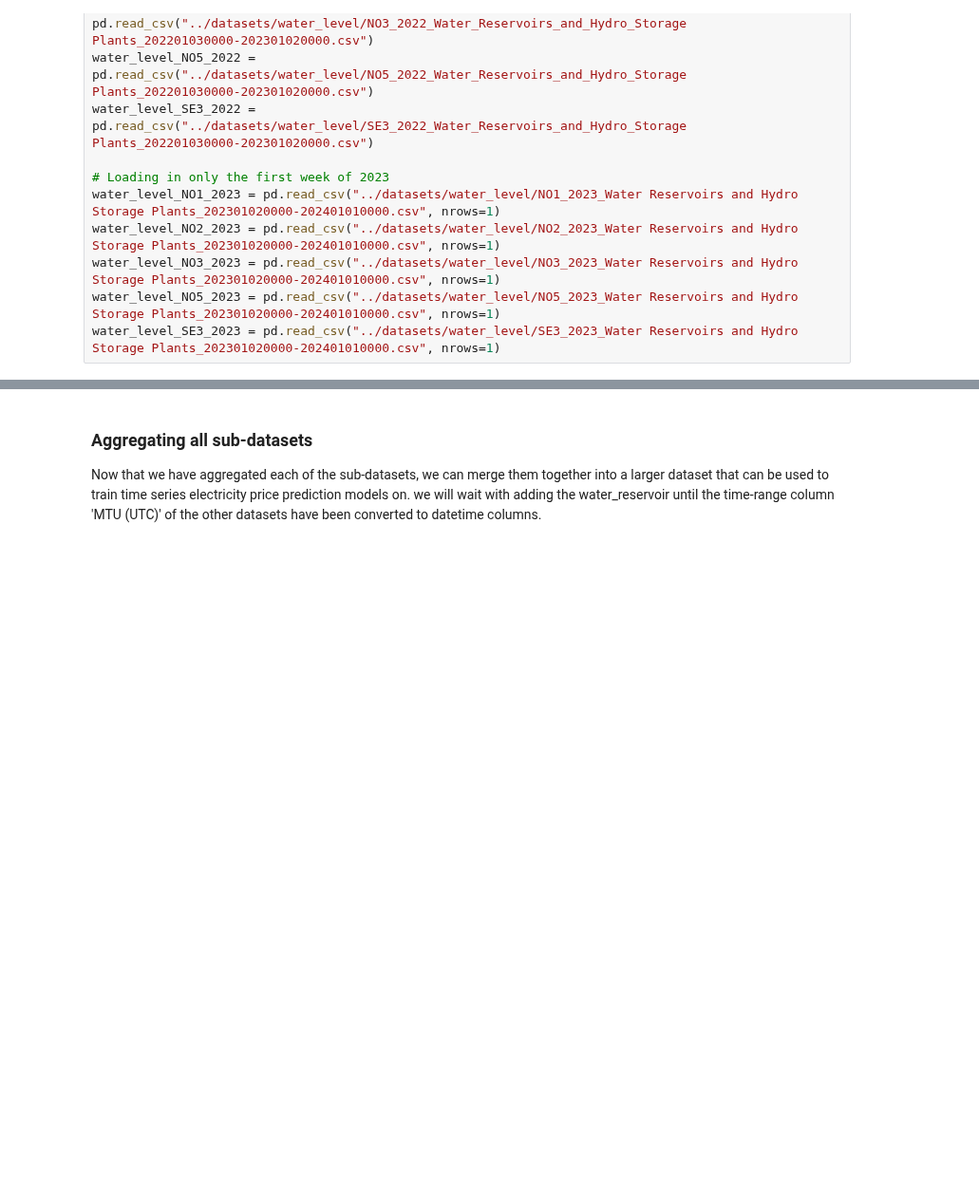
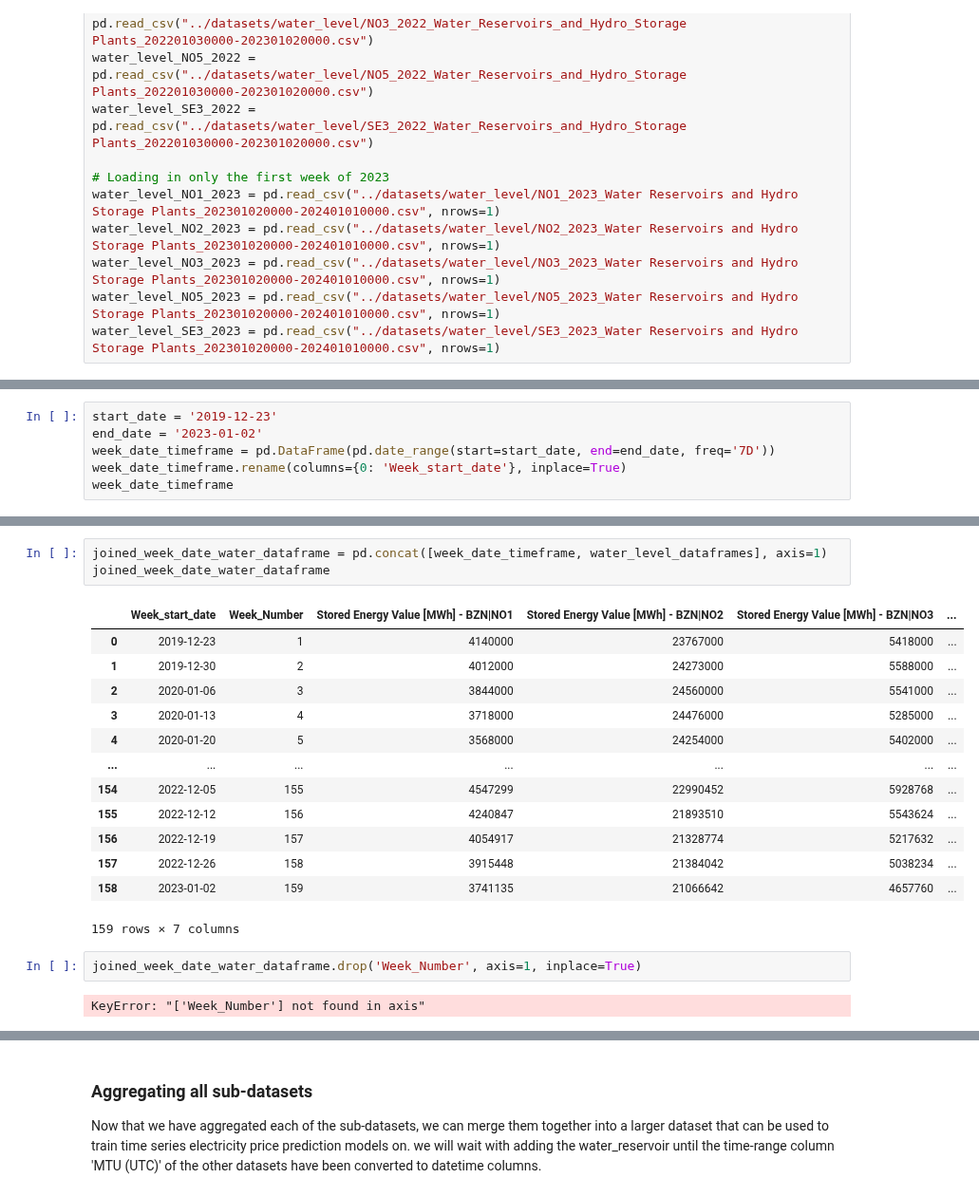
Before and after one commit to HIOF-Bachelor-Project-Group-7/Time-series-energy-price-prediction-bidding-zone-N01, a Jupyter notebook: code/Data aggregation of energy market bidding zone NO1 2020-2022.ipynb, the cells around one changed output, grey strips where cells are left out. Shown at 95% size. Saved outputs shown, nothing was run; the diff lists cells and outputs as text; blank space fills up the shorter version.

```diff
--- a/code/Data aggregation of energy market bidding zone NO1 2020-2022.ipynb
+++ b/code/Data aggregation of energy market bidding zone NO1 2020-2022.ipynb
@@ -1216,0 +1351,6 @@ Checking to see if we have correctly selected the last week of 2021 and first we
+# %%
+start_date = '2019-12-23'
+end_date = '2023-01-02'
+week_date_timeframe = pd.DataFrame(pd.date_range(start=start_date, end=end_date, freq='7D'))
+week_date_timeframe.rename(columns={0: 'Week_start_date'}, inplace=True)
+week_date_timeframe
@@ -1216,0 +1371,21 @@ Checking to see if we have correctly selected the last week of 2021 and first we
+# %%
+joined_week_date_water_dataframe = pd.concat([week_date_timeframe, water_level_dataframes], axis=1)
+joined_week_date_water_dataframe
+# %% [output]
+|  | Week_start_date | Week_Number | Stored Energy Value [MWh] - BZN|NO1 | Stored Energy Value [MWh] - BZN|NO2 | Stored Energy Value [MWh] - BZN|NO3 | ... |
+| 0 | 2019-12-23 | 1 | 4140000 | 23767000 | 5418000 | ... |
+| 1 | 2019-12-30 | 2 | 4012000 | 24273000 | 5588000 | ... |
+| 2 | 2020-01-06 | 3 | 3844000 | 24560000 | 5541000 | ... |
+| 3 | 2020-01-13 | 4 | 3718000 | 24476000 | 5285000 | ... |
+| 4 | 2020-01-20 | 5 | 3568000 | 24254000 | 5402000 | ... |
+| ... | ... | ... | ... | ... | ... | ... |
+| 154 | 2022-12-05 | 155 | 4547299 | 22990452 | 5928768 | ... |
+| 155 | 2022-12-12 | 156 | 4240847 | 21893510 | 5543624 | ... |
+| 156 | 2022-12-19 | 157 | 4054917 | 21328774 | 5217632 | ... |
+| 157 | 2022-12-26 | 158 | 3915448 | 21384042 | 5038234 | ... |
+| 158 | 2023-01-02 | 159 | 3741135 | 21066642 | 4657760 | ... |
+159 rows × 7 columns
+# %%
+joined_week_date_water_dataframe.drop('Week_Number', axis=1, inplace=True)
+# %% [output]
+KeyError: "['Week_Number'] not found in axis"
```
Also changed, not shown: parts of 34 cells of this notebook, 11 other files.
